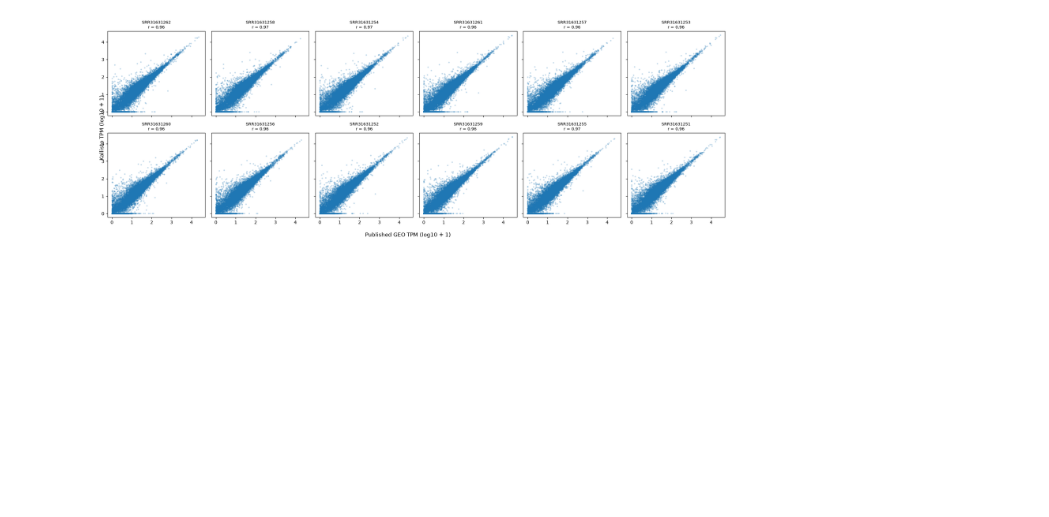
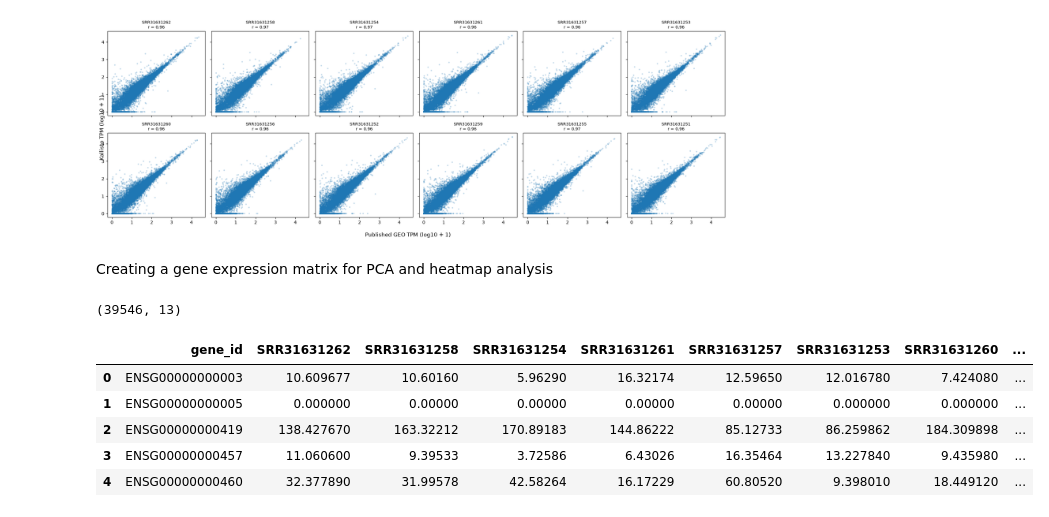
Before and after one commit to SvavaDa/GSE283655_project, a Jupyter notebook: GSE283655-simplified-data.ipynb, the cells around one changed output. Cells and saved outputs as stored; diff of their text form; code cells hidden in the pictures; blank space fills up the shorter version.

```diff
--- a/GSE283655-simplified-data.ipynb
+++ b/GSE283655-simplified-data.ipynb
@@ -874,3 +874,47 @@ plt.savefig(
 plt.show()
 # %% [output]
 [figure]
+# %% [markdown]
+Creating a gene expression matrix for PCA and heatmap analysis
+# %%
+gene_tpm_all = None
+
+for run in samples["run_accession"]:
+    kallisto = pd.read_csv(
+        quant_dir / run / "abundance.tsv",
+        sep="\t"
+    )
+
+    kallisto_gene = kallisto.merge(
+        t2g_small,
+        left_on="target_id",
+        right_on="transcript_id",
+        how="inner"
+    )
+
+    gene_tpm = (
+        kallisto_gene
+        .groupby("gene_id", as_index=False)["tpm"]
+        .sum()
+        .rename(columns={"tpm": run})
+    )
+
+    if gene_tpm_all is None:
+        gene_tpm_all = gene_tpm
+    else:
+        gene_tpm_all = gene_tpm_all.merge(
+            gene_tpm,
+            on="gene_id",
+            how="inner"
+        )
+
+print(gene_tpm_all.shape)
+gene_tpm_all.head()
+# %% [output]
+(39546, 13)
+|  | gene_id | SRR31631262 | SRR31631258 | SRR31631254 | SRR31631261 | SRR31631257 | SRR31631253 | SRR31631260 | ... |
+| 0 | ENSG00000000003 | 10.609677 | 10.60160 | 5.96290 | 16.32174 | 12.59650 | 12.016780 | 7.424080 | ... |
+| 1 | ENSG00000000005 | 0.000000 | 0.00000 | 0.00000 | 0.00000 | 0.00000 | 0.000000 | 0.000000 | ... |
+| 2 | ENSG00000000419 | 138.427670 | 163.32212 | 170.89183 | 144.86222 | 85.12733 | 86.259862 | 184.309898 | ... |
+| 3 | ENSG00000000457 | 11.060600 | 9.39533 | 3.72586 | 6.43026 | 16.35464 | 13.227840 | 9.435980 | ... |
+| 4 | ENSG00000000460 | 32.377890 | 31.99578 | 42.58264 | 16.17229 | 60.80520 | 9.398010 | 18.449120 | ... |
```
Also changed, not shown: parts of 6 cells of this notebook.
